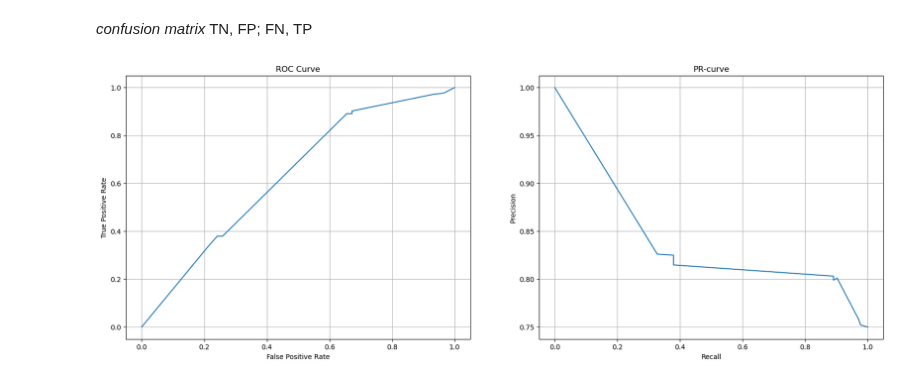
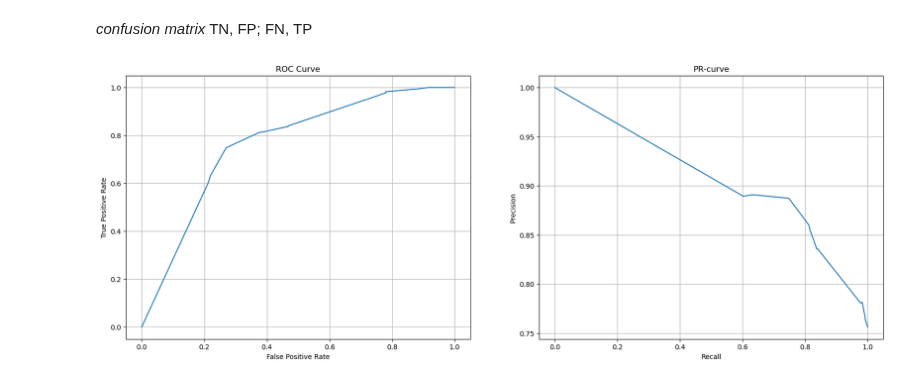
Before and after one commit to zainabnazari/ppmi, a Jupyter notebook: xgboost/logistic_5.ipynb, the cells around one changed output. Drawn from its saved outputs; the diff is of its cells as text; code cells hidden in the pictures.

```diff
--- a/xgboost/logistic_5.ipynb
+++ b/xgboost/logistic_5.ipynb
@@ -224,22 +330,22 @@ Confusion Matrix
 # %% [markdown]
 *confusion matrix* TN, FP; FN, TP
 # %%
-roc = roc_curve(y_testq,bst_q.predict_proba(X_testq)[:,1])
-pr  = precision_recall_curve(y_testq,bst_q.predict_proba(X_testq)[:,1])
+roc = roc_curve(y_trainq,bst_q.predict_proba(X_trainq)[:,1])
+pr  = precision_recall_curve(y_trainq,bst_q.predict_proba(X_trainq)[:,1])
 
 f = plt.figure(figsize=(20,7))
 ax = f.add_subplot(121)
 ax.plot(roc[0],roc[1])
 ax.set_ylabel('True Positive Rate')
 ax.set_xlabel('False Positive Rate')
 ax.set_title('ROC Curve')
 ax.grid(which='both')
 ax = f.add_subplot(122)
 ax.plot(pr[1],pr[0])
 ax.set_ylabel('Precision')
 ax.set_xlabel('Recall')
 ax.set_title('PR-curve')
 ax.grid(which='both')
 plt.show()
 # %% [output]
-[figure, old version]
+[figure, new version]
```
Also changed, not shown: parts of 12 cells of this notebook, 1 other file.
